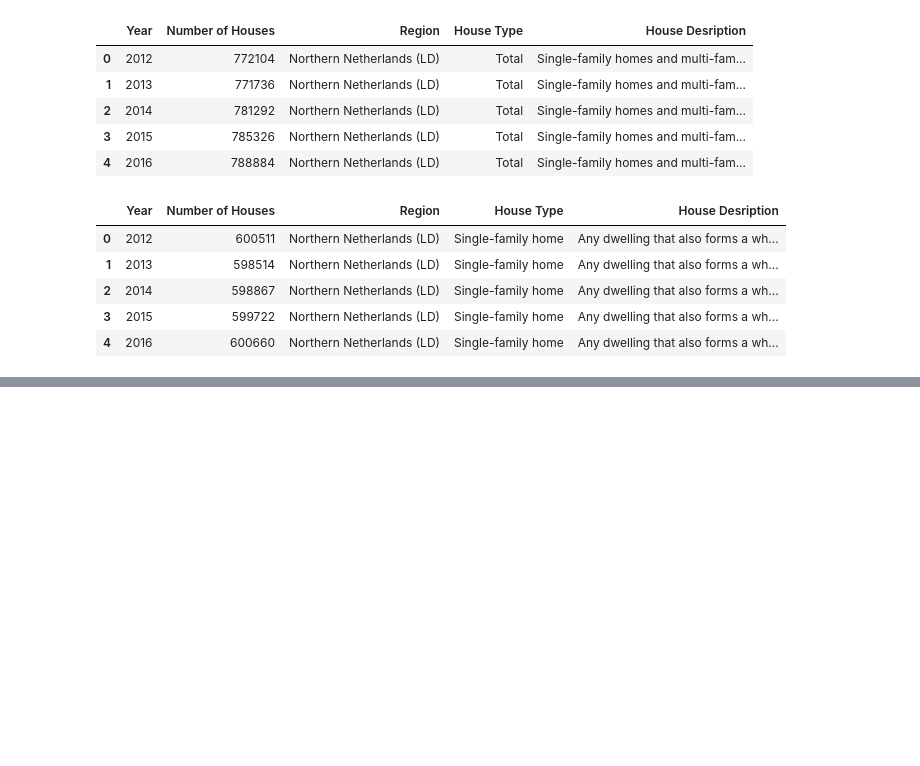
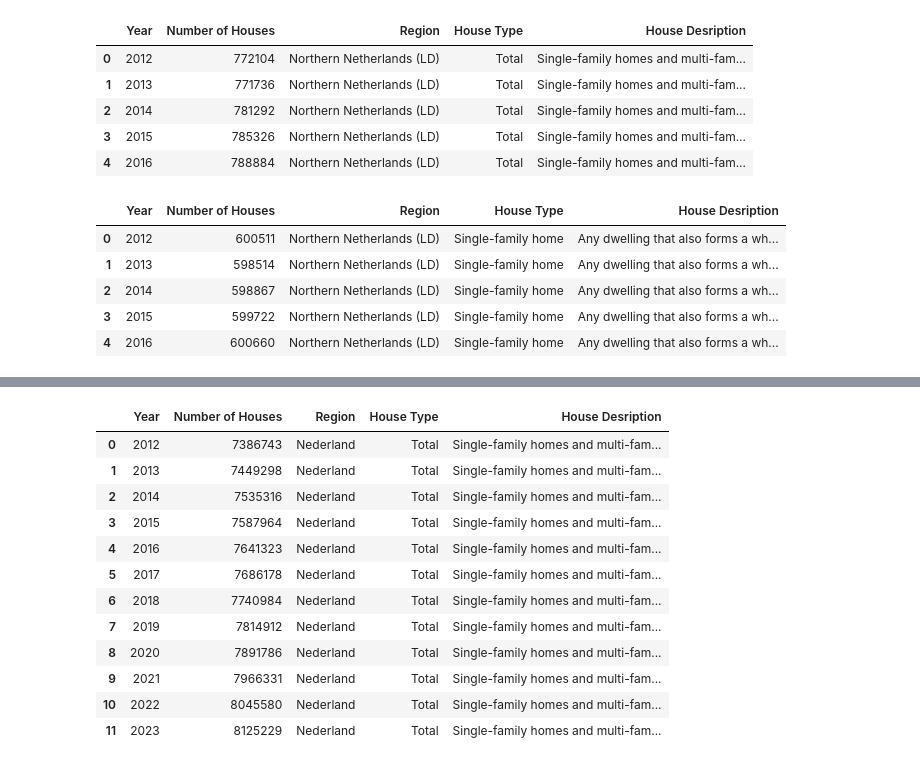
Before and after one commit to Xenoxort/neth_demography, a Jupyter notebook: neth_demography.ipynb, the cells around one changed output, grey strips where cells are left out. Cells and saved outputs as stored; diff of their text form; code cells hidden in the pictures; blank space fills up the shorter version.

```diff
--- a/neth_demography.ipynb
+++ b/neth_demography.ipynb
@@ -113,6 +114,12 @@ df_reg_types = df_regions.drop(df_reg_total.index)
 
 df_reg_total = df_reg_total.reset_index(drop = True)
 df_reg_types = df_reg_types.reset_index(drop = True)
+# %%
+#Exclude 2024 from the data
+df_neth_total = df_neth_total.drop(df_neth_total.index[-1])
+df_neth_types = df_neth_types.drop(df_neth_types.index[-1])
+df_reg_total = df_reg_total.drop(df_reg_total.index[-1])
+df_reg_types = df_reg_types.drop(df_reg_types.index[-1])
 # %%
 display(df_neth_total.head())
 display(df_neth_types.head())
@@ -145,0 +179,16 @@ display(df_reg_types.head())
+# %%
+df_neth_total
+# %% [output]
+|  | Year | Number of Houses | Region | House Type | House Desription |
+| 0 | 2012 | 7386743 | Nederland | Total | Single-family homes and multi-fam... |
+| 1 | 2013 | 7449298 | Nederland | Total | Single-family homes and multi-fam... |
+| 2 | 2014 | 7535316 | Nederland | Total | Single-family homes and multi-fam... |
+| 3 | 2015 | 7587964 | Nederland | Total | Single-family homes and multi-fam... |
+| 4 | 2016 | 7641323 | Nederland | Total | Single-family homes and multi-fam... |
+| 5 | 2017 | 7686178 | Nederland | Total | Single-family homes and multi-fam... |
+| 6 | 2018 | 7740984 | Nederland | Total | Single-family homes and multi-fam... |
+| 7 | 2019 | 7814912 | Nederland | Total | Single-family homes and multi-fam... |
+| 8 | 2020 | 7891786 | Nederland | Total | Single-family homes and multi-fam... |
+| 9 | 2021 | 7966331 | Nederland | Total | Single-family homes and multi-fam... |
+| 10 | 2022 | 8045580 | Nederland | Total | Single-family homes and multi-fam... |
+| 11 | 2023 | 8125229 | Nederland | Total | Single-family homes and multi-fam... |
```
Also changed, not shown: parts of 5 cells of this notebook.
